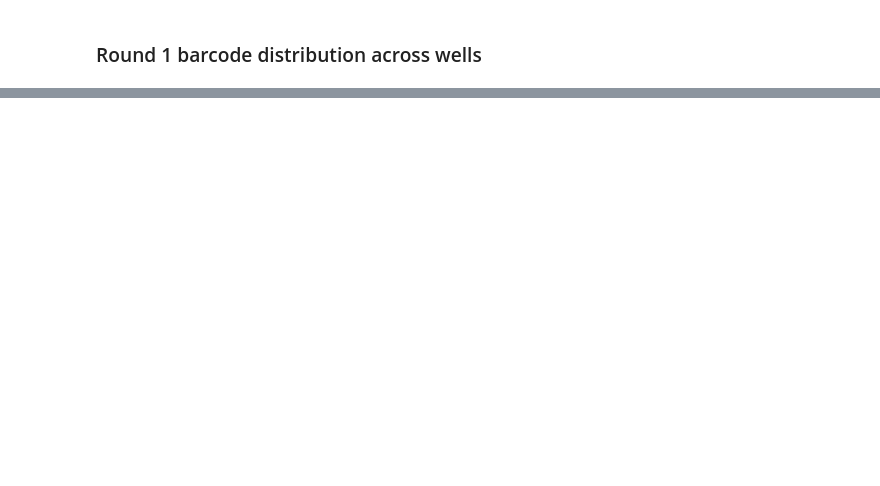
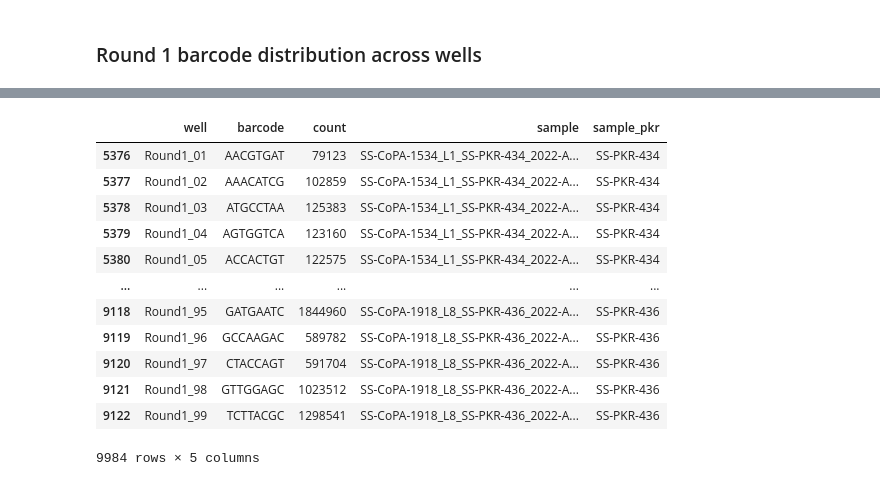
Before and after one commit to broadinstitute/sharev2-analysis, a Jupyter notebook: notebooks/round1-distribution.ipynb, the cells around one changed output, grey strips where cells are left out. Cells and saved outputs as stored; diff of their text form; code cells hidden in the pictures; blank space fills up the shorter version.

```diff
--- a/notebooks/round1-distribution.ipynb
+++ b/notebooks/round1-distribution.ipynb
@@ -50,0 +61,17 @@ final_df.head()
+# %%
+#final_df["sample_pkr"] = final_df["sample"].str.split("_").str[2]
+final_df
+# %% [output]
+|  | well | barcode | count | sample | sample_pkr |
+| 5376 | Round1_01 | AACGTGAT | 79123 | SS-CoPA-1534_L1_SS-PKR-434_2022-A... | SS-PKR-434 |
+| 5377 | Round1_02 | AAACATCG | 102859 | SS-CoPA-1534_L1_SS-PKR-434_2022-A... | SS-PKR-434 |
+| 5378 | Round1_03 | ATGCCTAA | 125383 | SS-CoPA-1534_L1_SS-PKR-434_2022-A... | SS-PKR-434 |
+| 5379 | Round1_04 | AGTGGTCA | 123160 | SS-CoPA-1534_L1_SS-PKR-434_2022-A... | SS-PKR-434 |
+| 5380 | Round1_05 | ACCACTGT | 122575 | SS-CoPA-1534_L1_SS-PKR-434_2022-A... | SS-PKR-434 |
+| ... | ... | ... | ... | ... | ... |
+| 9118 | Round1_95 | GATGAATC | 1844960 | SS-CoPA-1918_L8_SS-PKR-436_2022-A... | SS-PKR-436 |
+| 9119 | Round1_96 | GCCAAGAC | 589782 | SS-CoPA-1918_L8_SS-PKR-436_2022-A... | SS-PKR-436 |
+| 9120 | Round1_97 | CTACCAGT | 591704 | SS-CoPA-1918_L8_SS-PKR-436_2022-A... | SS-PKR-436 |
+| 9121 | Round1_98 | GTTGGAGC | 1023512 | SS-CoPA-1918_L8_SS-PKR-436_2022-A... | SS-PKR-436 |
+| 9122 | Round1_99 | TCTTACGC | 1298541 | SS-CoPA-1918_L8_SS-PKR-436_2022-A... | SS-PKR-436 |
+9984 rows × 5 columns
```
Also changed, not shown: parts of 7 cells of this notebook, 8 other files.
